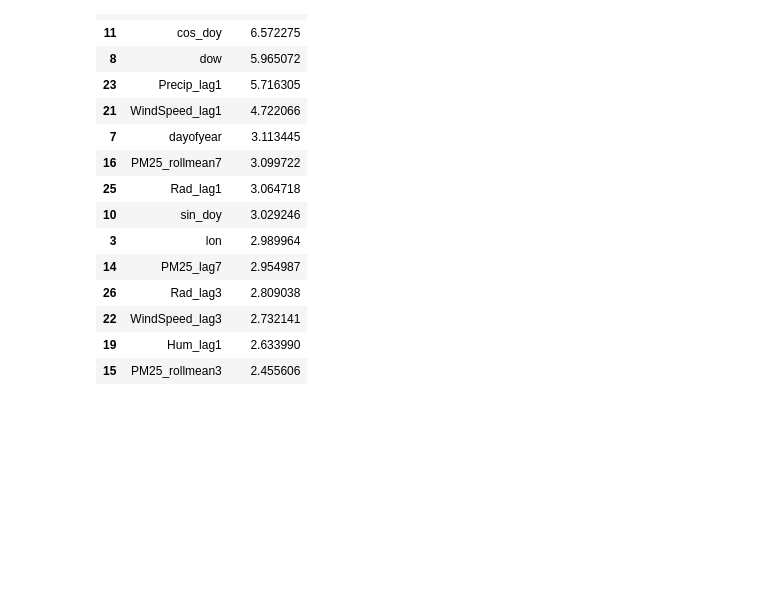
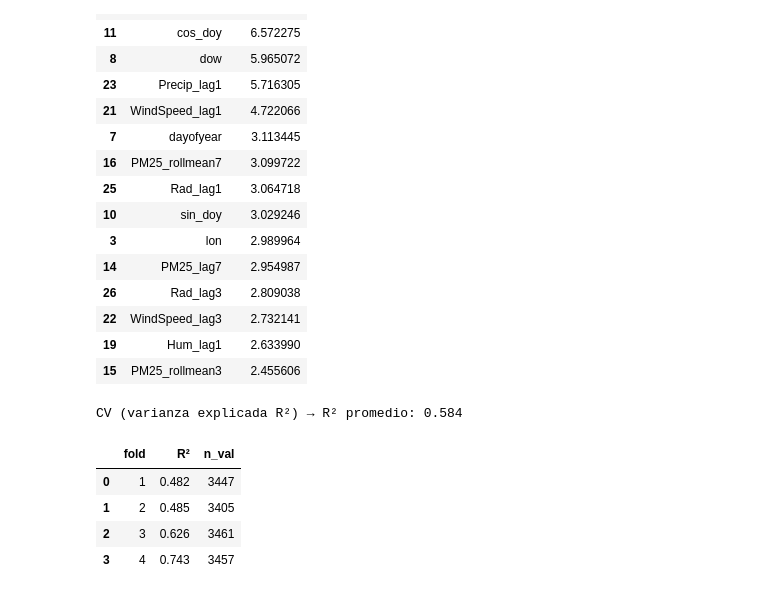
Before and after one commit to Sxmuu/TG-Samuel-P, a Jupyter notebook: Scripts/Python/Notebooks/ML/Modelos_ML.ipynb, the cells around one changed output. Saved outputs shown, nothing was run; the diff lists cells and outputs as text; code cells hidden in the pictures; blank space fills up the shorter version.

```diff
--- a/Scripts/Python/Notebooks/ML/Modelos_ML.ipynb
+++ b/Scripts/Python/Notebooks/ML/Modelos_ML.ipynb
@@ -807,3 +804,63 @@ fi_df.head(15)
 | 22 | WindSpeed_lag3 | 2.732141 |
 | 19 | Hum_lag1 | 2.633990 |
 | 15 | PM25_rollmean3 | 2.455606 |
+# %%
+from sklearn.metrics import r2_score
+
+# --- 1) Evaluación de varianza explicada (R²) para cada fold y hold-out 2024 ---
+def evaluate_r2(y_true, y_pred):
+    """Calcula R² (varianza explicada) global."""
+    return r2_score(y_true, y_pred)
+
+# --- 2) Evaluación en los folds de la CV temporal ---
+def eval_r2_params(params, verbose=False):
+    """Devuelve el R² promedio en CV y por fold."""
+    fold_results = []
+    for i, f in enumerate(folds, start=1):
+        tr_mask = dates.dt.normalize().isin(f["train_dates"])
+        va_mask = dates.dt.normalize().isin(f["val_dates"])
+
+        X_tr, y_tr = X[tr_mask], y[tr_mask]
+        X_va, y_va = X[va_mask], y[va_mask]
+
+        train_pool = Pool(X_tr, y_tr, cat_features=cat_idx)
+        valid_pool = Pool(X_va, y_va, cat_features=cat_idx)
+
+        model = CatBoostRegressor(
+            loss_function='RMSE',
+            iterations=params.get('iterations', 2000),
+            depth=params.get('depth', 7),
+            learning_rate=params.get('learning_rate', 0.06),
+            l2_leaf_reg=params.get('l2_leaf_reg', 3.0),
+            bootstrap_type='Bayesian',
+            bagging_temperature=params.get('bagging_temperature', 1.0),
+            random_strength=params.get('random_strength', 0.0),
+            early_stopping_rounds=100,
+            random_seed=42,
+            verbose=False,
+            allow_writing_files=False
+        )
+        model.fit(train_pool, eval_set=valid_pool, use_best_model=True, verbose=verbose)
+
+        # Predicciones para R² (validación)
+        yhat_va = model.predict(valid_pool)
+
+        # Calcular R² por fold
+        r2 = evaluate_r2(y_va, yhat_va)
+
+        fold_results.append({"fold": i, "R²": r2, "n_val": int(va_mask.sum())})
+
+    r2_mean = float(np.mean([r["R²"] for r in fold_results]))
+    return {"r2_mean": r2_mean, "folds": fold_results}
+
+# Evaluación del mejor modelo (con parámetros encontrados en la búsqueda)
+r2_result = eval_r2_params(best["params"])
+print("CV (varianza explicada R²) → R² promedio:", round(r2_result["r2_mean"],3))
+pd.DataFrame(r2_result["folds"]).round(3)
+# %% [output]
+CV (varianza explicada R²) → R² promedio: 0.584
+|  | fold | R² | n_val |
+| 0 | 1 | 0.482 | 3447 |
+| 1 | 2 | 0.485 | 3405 |
+| 2 | 3 | 0.626 | 3461 |
+| 3 | 4 | 0.743 | 3457 |
```
Also changed, not shown: parts of 3 cells of this notebook.
